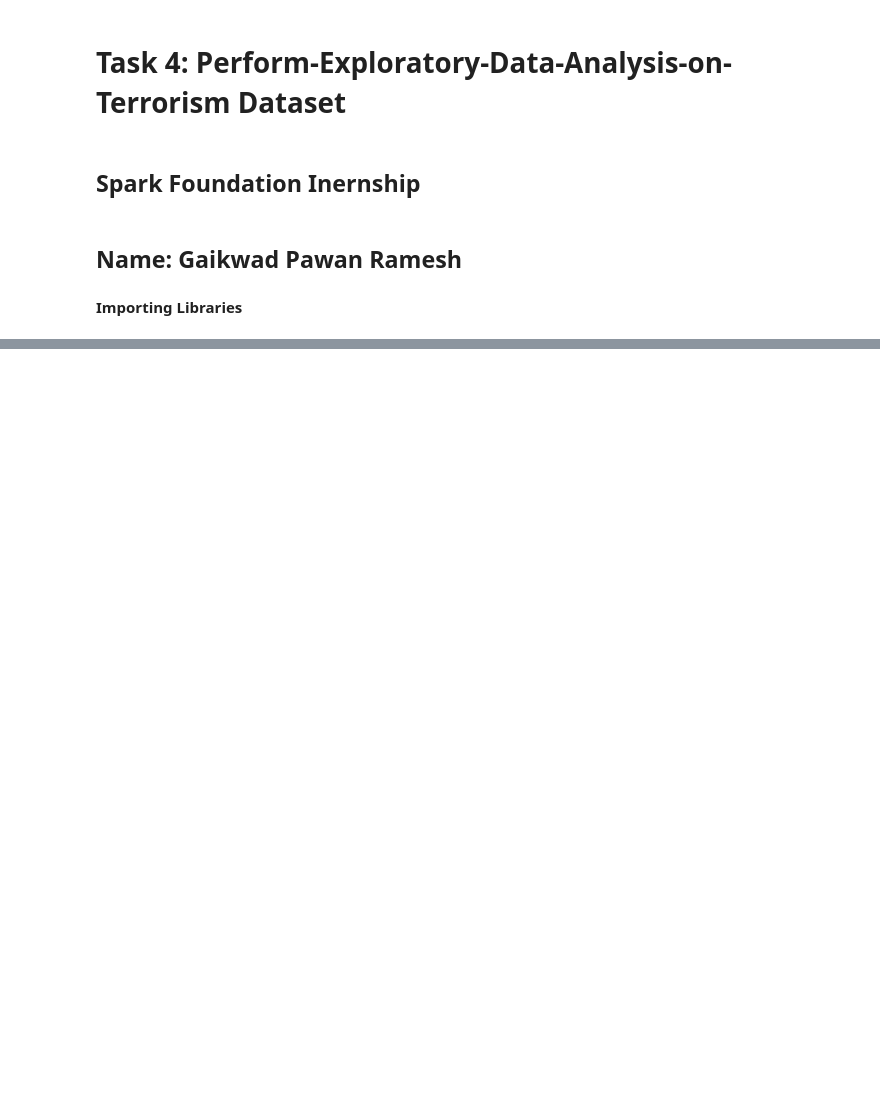
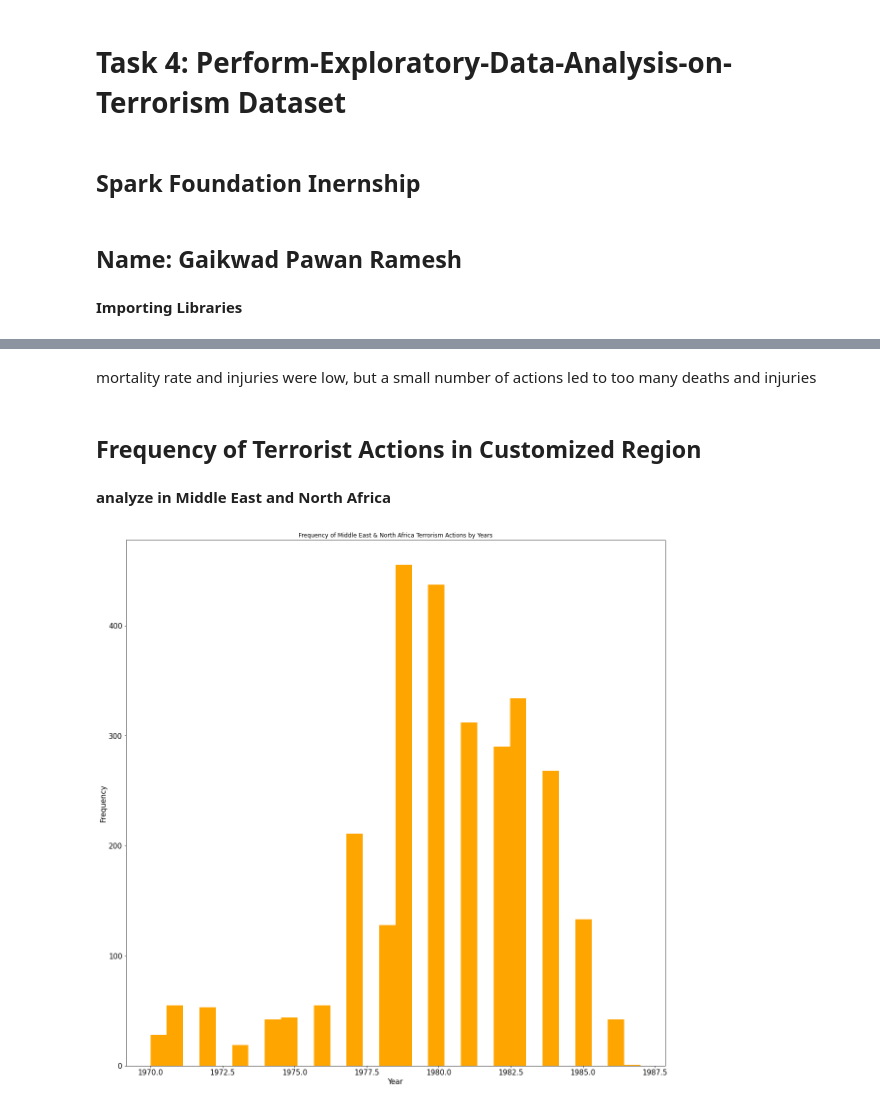
Before and after one commit to Gaikwadpawan3006/Perform-Exploratory-Data-Analysis-on-Terrorism-Dataset, a Jupyter notebook: Perform_Exploratory_Data_Analysis_on_Terrorism_Dataset.ipynb, the cells around one changed output, grey strips where cells are left out. Drawn from its saved outputs; the diff is of its cells as text; code cells hidden in the pictures; blank space fills up the shorter version.

```diff
--- a/Perform_Exploratory_Data_Analysis_on_Terrorism_Dataset.ipynb
+++ b/Perform_Exploratory_Data_Analysis_on_Terrorism_Dataset.ipynb
@@ -15,0 +210,15 @@ import pandas as pd
+# %% [markdown]
+ mortality rate and injuries were low, but a small number of actions led to too many deaths and injuries
+# %% [markdown]
+## **Frequency of Terrorist Actions in Customized Region**
+# %% [markdown]
+**analyze in Middle East and North Africa**
+# %%
+middleEastData = dataset[dataset['region'] == 10]
+middleEastData.iyear.plot(kind = 'hist', bins = 30, figsize = (20,20), color = 'Orange', fontsize=15)
+plt.xlabel('Year', fontsize=15)
+plt.ylabel('Frequency', fontsize=15)
+plt.title('Frequency of Middle East & North Africa Terrorism Actions by Years')
+plt.show()
+# %% [output]
+[figure, added]
```
Also changed, not shown: parts of 39 cells of this notebook.
